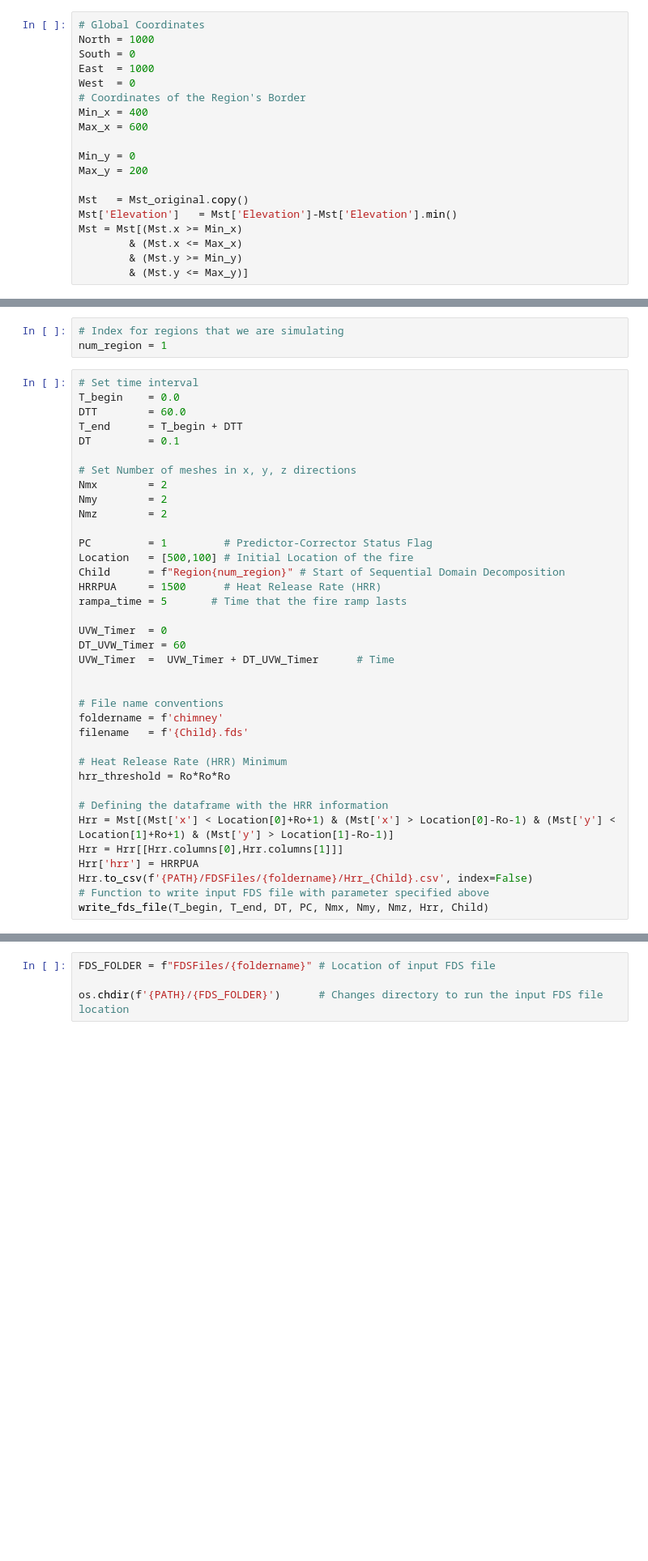
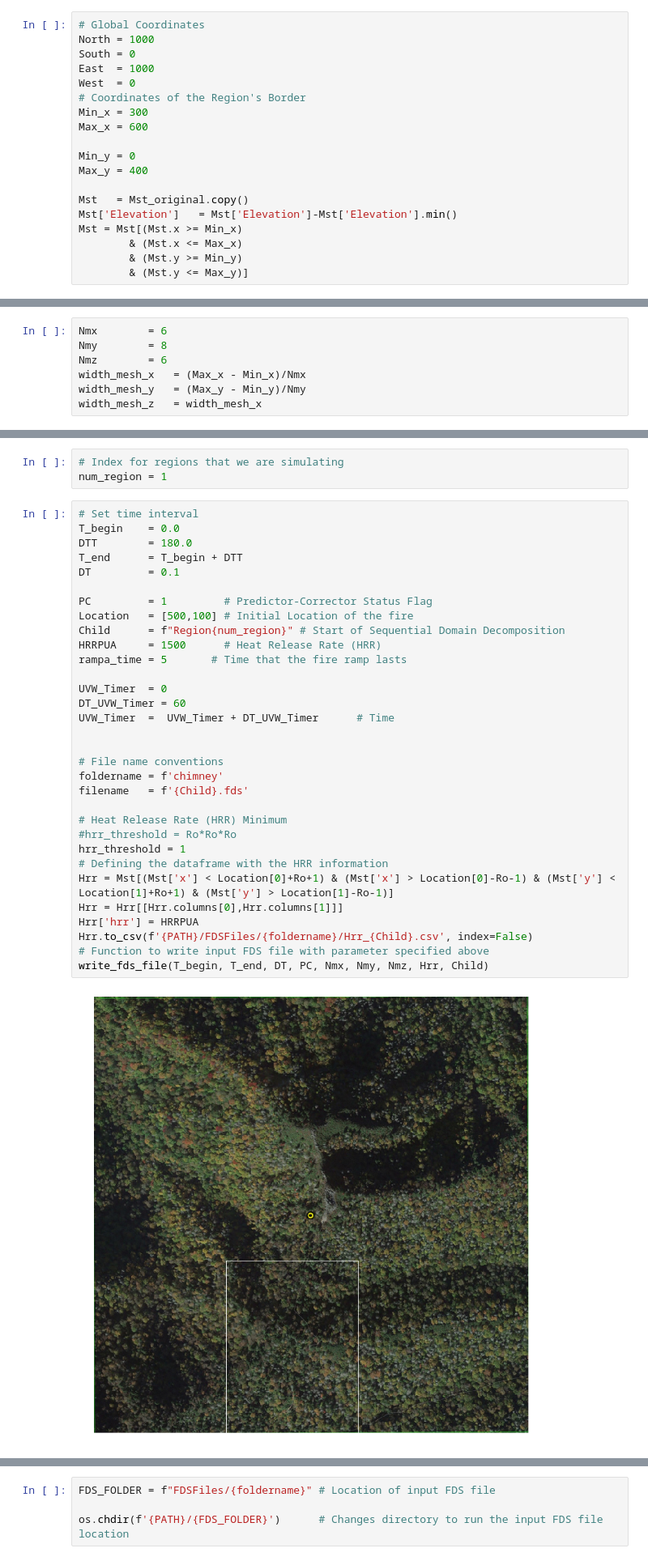
Before and after one commit to TauferLab/Src_FDS, a Jupyter notebook: FDS.ipynb, the cells around one changed output, grey strips where cells are left out. Shown at 81% size. Drawn from its saved outputs; the diff is of its cells as text; blank space fills up the shorter version.

Commit message:
working with accurate meshes

```diff
--- a/FDS.ipynb
+++ b/FDS.ipynb
@@ -34,11 +38,11 @@ South = 0
 East  = 1000
 West  = 0
 # Coordinates of the Region's Border
-Min_x = 400
+Min_x = 300
 Max_x = 600
 
 Min_y = 0
-Max_y = 200
+Max_y = 400
 
 Mst   = Mst_original.copy()
 Mst['Elevation']   = Mst['Elevation']-Mst['Elevation'].min()
@@ -60,0 +63,7 @@ Mst.shape
+# %%
+Nmx        = 6
+Nmy        = 8
+Nmz        = 6
+width_mesh_x   = (Max_x - Min_x)/Nmx
+width_mesh_y   = (Max_y - Min_y)/Nmy
+width_mesh_z   = width_mesh_x
@@ -78,38 +90,35 @@ num_region = 1
 # %%
 # Set time interval
 T_begin    = 0.0
-DTT        = 60.0
+DTT        = 180.0
 T_end      = T_begin + DTT
 DT         = 0.1
-
-# Set Number of meshes in x, y, z directions
-Nmx        = 2
-Nmy        = 2
-Nmz        = 2
 
 PC         = 1         # Predictor-Corrector Status Flag
 Location   = [500,100] # Initial Location of the fire
 Child      = f"Region{num_region}" # Start of Sequential Domain Decomposition
 HRRPUA     = 1500      # Heat Release Rate (HRR)
 rampa_time = 5       # Time that the fire ramp lasts
 
 UVW_Timer  = 0
 DT_UVW_Timer = 60
 UVW_Timer  =  UVW_Timer + DT_UVW_Timer      # Time
 
 
 # File name conventions
 foldername = f'chimney'
 filename   = f'{Child}.fds'
 
 # Heat Release Rate (HRR) Minimum
-hrr_threshold = Ro*Ro*Ro
-
+#hrr_threshold = Ro*Ro*Ro
+hrr_threshold = 1
 # Defining the dataframe with the HRR information
 Hrr = Mst[(Mst['x'] < Location[0]+Ro+1) & (Mst['x'] > Location[0]-Ro-1) & (Mst['y'] < Location[1]+Ro+1) & (Mst['y'] > Location[1]-Ro-1)]
 Hrr = Hrr[[Hrr.columns[0],Hrr.columns[1]]]
 Hrr['hrr'] = HRRPUA
 Hrr.to_csv(f'{PATH}/FDSFiles/{foldername}/Hrr_{Child}.csv', index=False)
 # Function to write input FDS file with parameter specified above
 write_fds_file(T_begin, T_end, DT, PC, Nmx, Nmy, Nmz, Hrr, Child)
+# %% [output]
+[figure, added]
 # %% [markdown]
```
Also changed, not shown: parts of 16 cells of this notebook, 4 other files.
